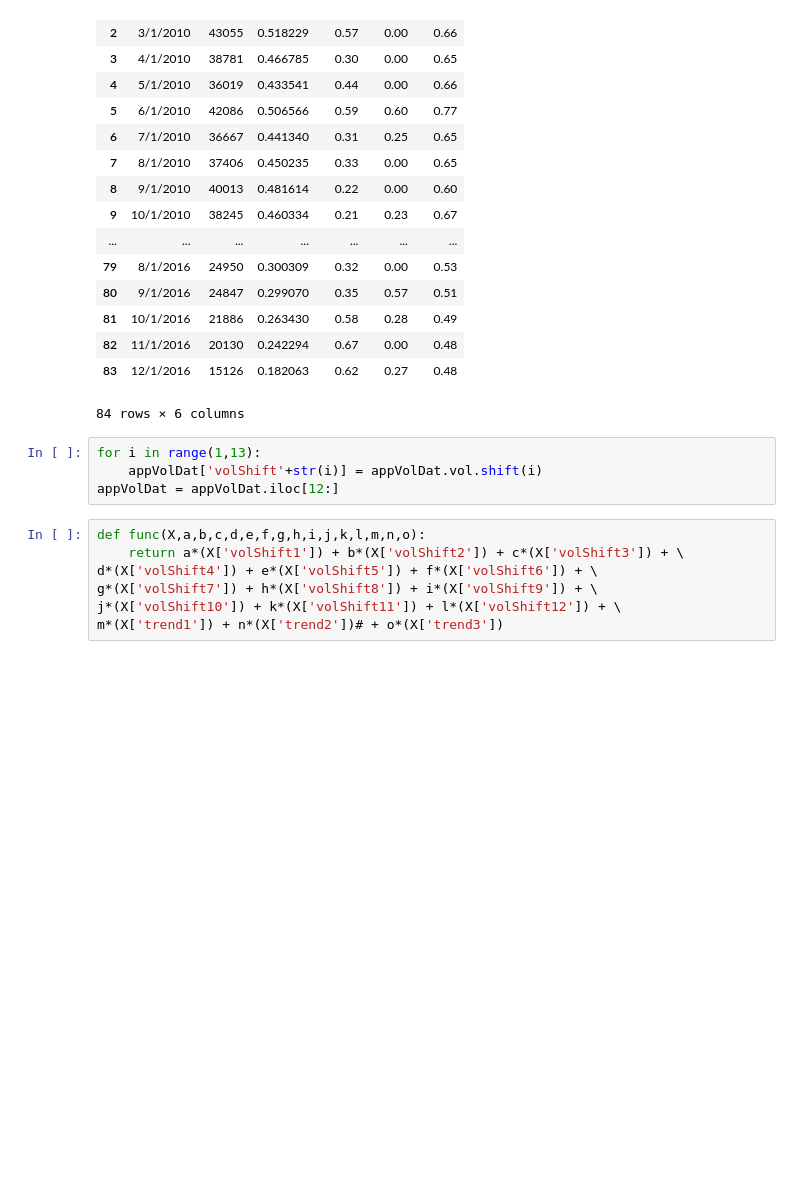
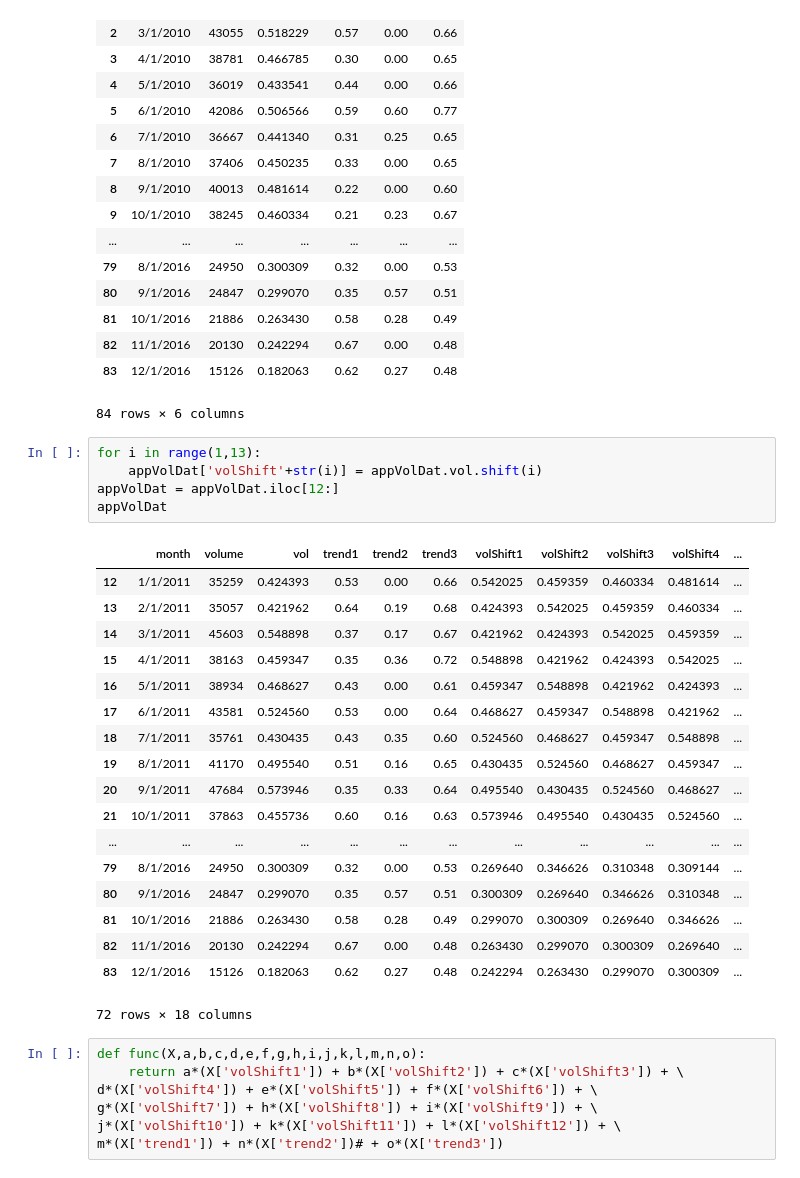
Before and after one commit to vishnurmurthy/uspto, a Jupyter notebook: baseline.ipynb, the cells around one changed output. Drawn from its saved outputs; the diff is of its cells as text; blank space fills up the shorter version.

```diff
--- a/baseline.ipynb
+++ b/baseline.ipynb
@@ -47,7 +47,27 @@ appVolDat
 # %%
 for i in range(1,13):
     appVolDat['volShift'+str(i)] = appVolDat.vol.shift(i)
 appVolDat = appVolDat.iloc[12:]
+appVolDat
+# %% [output]
+|  | month | volume | vol | trend1 | trend2 | trend3 | volShift1 | volShift2 | volShift3 | volShift4 | ... |
+| 12 | 1/1/2011 | 35259 | 0.424393 | 0.53 | 0.00 | 0.66 | 0.542025 | 0.459359 | 0.460334 | 0.481614 | ... |
+| 13 | 2/1/2011 | 35057 | 0.421962 | 0.64 | 0.19 | 0.68 | 0.424393 | 0.542025 | 0.459359 | 0.460334 | ... |
+| 14 | 3/1/2011 | 45603 | 0.548898 | 0.37 | 0.17 | 0.67 | 0.421962 | 0.424393 | 0.542025 | 0.459359 | ... |
+| 15 | 4/1/2011 | 38163 | 0.459347 | 0.35 | 0.36 | 0.72 | 0.548898 | 0.421962 | 0.424393 | 0.542025 | ... |
+| 16 | 5/1/2011 | 38934 | 0.468627 | 0.43 | 0.00 | 0.61 | 0.459347 | 0.548898 | 0.421962 | 0.424393 | ... |
+| 17 | 6/1/2011 | 43581 | 0.524560 | 0.53 | 0.00 | 0.64 | 0.468627 | 0.459347 | 0.548898 | 0.421962 | ... |
+| 18 | 7/1/2011 | 35761 | 0.430435 | 0.43 | 0.35 | 0.60 | 0.524560 | 0.468627 | 0.459347 | 0.548898 | ... |
+| 19 | 8/1/2011 | 41170 | 0.495540 | 0.51 | 0.16 | 0.65 | 0.430435 | 0.524560 | 0.468627 | 0.459347 | ... |
+| 20 | 9/1/2011 | 47684 | 0.573946 | 0.35 | 0.33 | 0.64 | 0.495540 | 0.430435 | 0.524560 | 0.468627 | ... |
+| 21 | 10/1/2011 | 37863 | 0.455736 | 0.60 | 0.16 | 0.63 | 0.573946 | 0.495540 | 0.430435 | 0.524560 | ... |
+| ... | ... | ... | ... | ... | ... | ... | ... | ... | ... | ... | ... |
+| 79 | 8/1/2016 | 24950 | 0.300309 | 0.32 | 0.00 | 0.53 | 0.269640 | 0.346626 | 0.310348 | 0.309144 | ... |
+| 80 | 9/1/2016 | 24847 | 0.299070 | 0.35 | 0.57 | 0.51 | 0.300309 | 0.269640 | 0.346626 | 0.310348 | ... |
+| 81 | 10/1/2016 | 21886 | 0.263430 | 0.58 | 0.28 | 0.49 | 0.299070 | 0.300309 | 0.269640 | 0.346626 | ... |
+| 82 | 11/1/2016 | 20130 | 0.242294 | 0.67 | 0.00 | 0.48 | 0.263430 | 0.299070 | 0.300309 | 0.269640 | ... |
+| 83 | 12/1/2016 | 15126 | 0.182063 | 0.62 | 0.27 | 0.48 | 0.242294 | 0.263430 | 0.299070 | 0.300309 | ... |
+72 rows × 18 columns
 # %%
 def func(X,a,b,c,d,e,f,g,h,i,j,k,l,m,n,o):
     return a*(X['volShift1']) + b*(X['volShift2']) + c*(X['volShift3']) + \
```
